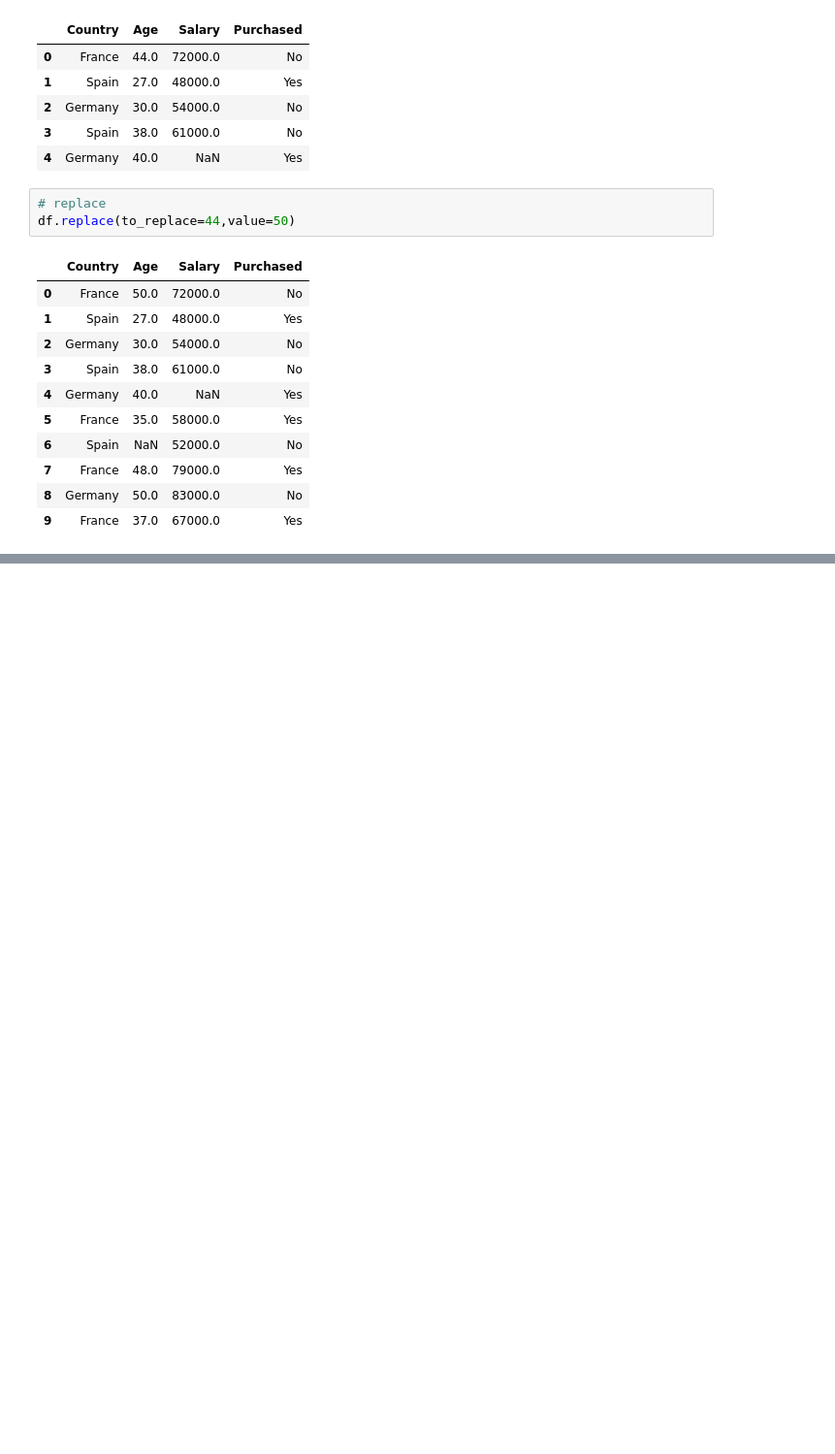
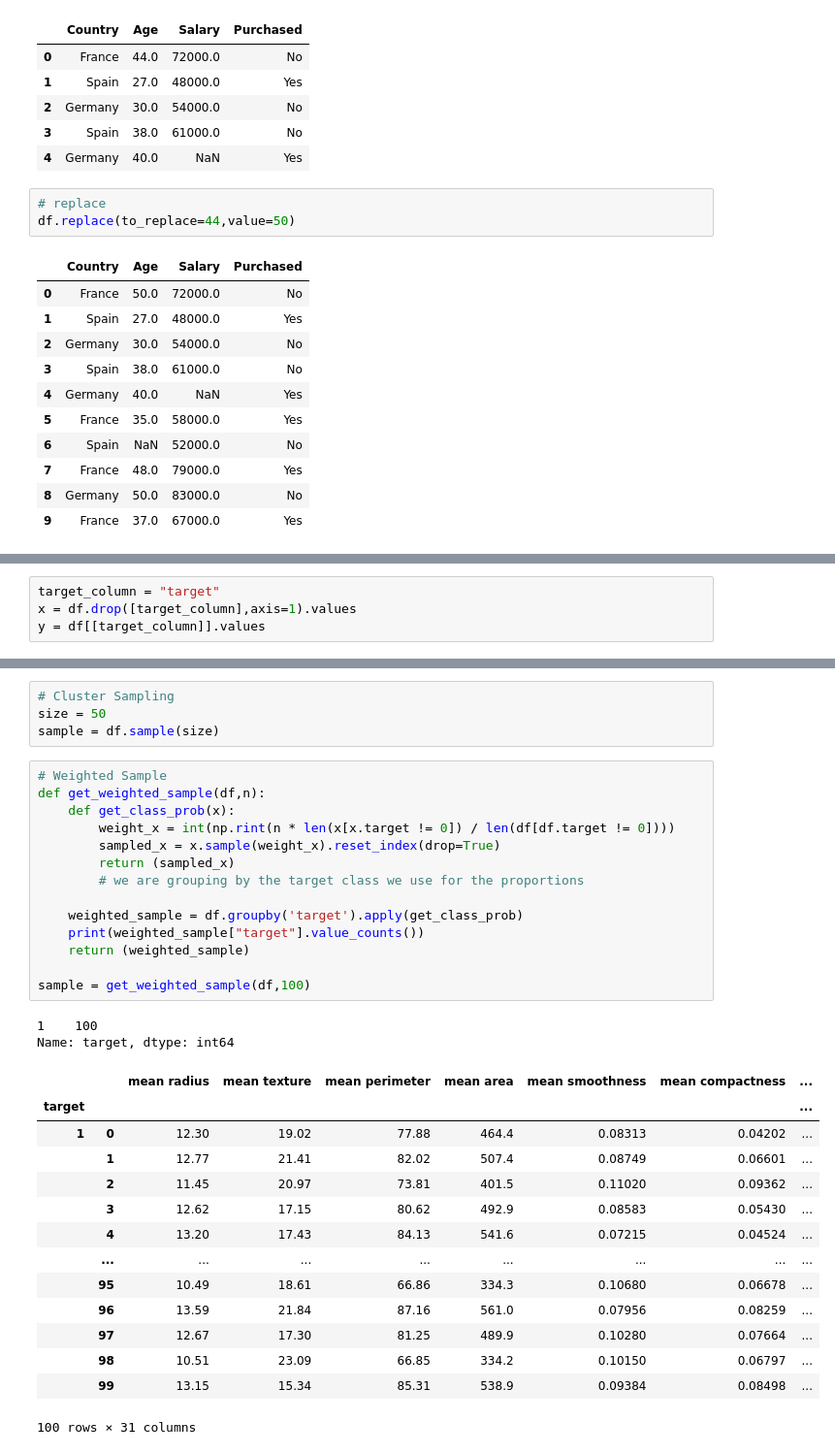
Before and after one commit to yeshrealstar/Data-Science-and-Machine-Learning, a Jupyter notebook: Data Preprocessing.ipynb, the cells around one changed output, grey strips where cells are left out. Shown at 97% size. Saved outputs shown, nothing was run; the diff lists cells and outputs as text; blank space fills up the shorter version.

Commit message:
added Sampling

```diff
--- a/Data Preprocessing.ipynb
+++ b/Data Preprocessing.ipynb
@@ -157,0 +175,4 @@ df.replace(to_replace=44,value=50)
+# %%
+target_column = "target"
+x = df.drop([target_column],axis=1).values
+y = df[[target_column]].values
@@ -157,0 +235,35 @@ df.replace(to_replace=44,value=50)
+# %%
+# Cluster Sampling
+size = 50
+sample = df.sample(size)
+# %%
+# Weighted Sample
+def get_weighted_sample(df,n):
+    def get_class_prob(x):
+        weight_x = int(np.rint(n * len(x[x.target != 0]) / len(df[df.target != 0])))
+        sampled_x = x.sample(weight_x).reset_index(drop=True)
+        return (sampled_x)
+        # we are grouping by the target class we use for the proportions
+
+    weighted_sample = df.groupby('target').apply(get_class_prob)
+    print(weighted_sample["target"].value_counts())
+    return (weighted_sample)
+
+sample = get_weighted_sample(df,100)
+# %% [output]
+1    100
+Name: target, dtype: int64
+|  |  | mean radius | mean texture | mean perimeter | mean area | mean smoothness | mean compactness | ... |
+| target |  |  |  |  |  |  |  | ... |
+| 1 | 0 | 12.30 | 19.02 | 77.88 | 464.4 | 0.08313 | 0.04202 | ... |
+|  | 1 | 12.77 | 21.41 | 82.02 | 507.4 | 0.08749 | 0.06601 | ... |
+|  | 2 | 11.45 | 20.97 | 73.81 | 401.5 | 0.11020 | 0.09362 | ... |
+|  | 3 | 12.62 | 17.15 | 80.62 | 492.9 | 0.08583 | 0.05430 | ... |
+|  | 4 | 13.20 | 17.43 | 84.13 | 541.6 | 0.07215 | 0.04524 | ... |
+|  | ... | ... | ... | ... | ... | ... | ... | ... |
+|  | 95 | 10.49 | 18.61 | 66.86 | 334.3 | 0.10680 | 0.06678 | ... |
+|  | 96 | 13.59 | 21.84 | 87.16 | 561.0 | 0.07956 | 0.08259 | ... |
+|  | 97 | 12.67 | 17.30 | 81.25 | 489.9 | 0.10280 | 0.07664 | ... |
+|  | 98 | 10.51 | 23.09 | 66.85 | 334.2 | 0.10150 | 0.06797 | ... |
+|  | 99 | 13.15 | 15.34 | 85.31 | 538.9 | 0.09384 | 0.08498 | ... |
+100 rows × 31 columns
```
Also changed, not shown: parts of 17 cells of this notebook.
